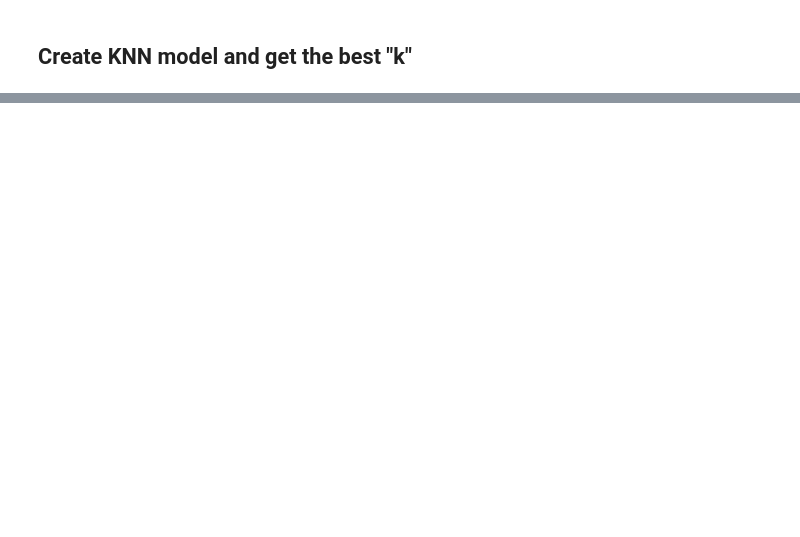
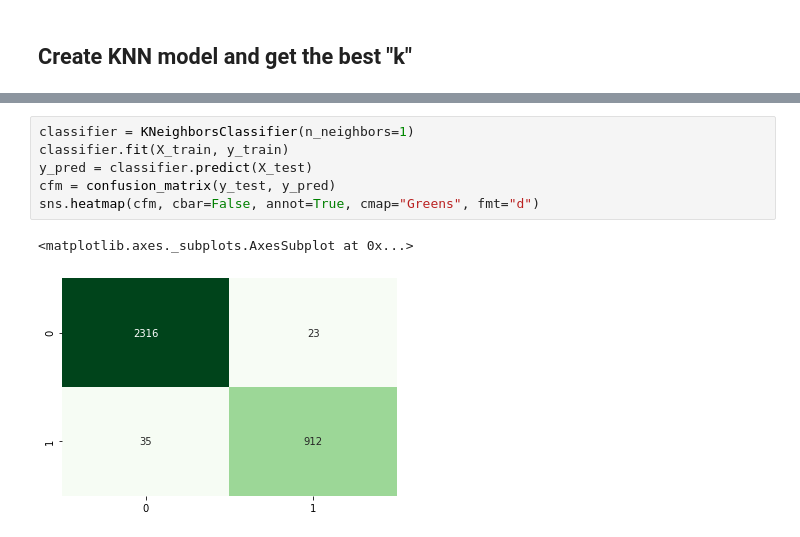
Before and after one commit to Neo-3/image_classifier, a Jupyter notebook: knn/knnClassifier.ipynb, the cells around one changed output, grey strips where cells are left out. Cells and saved outputs as stored; diff of their text form; blank space fills up the shorter version.

```diff
--- a/knn/knnClassifier.ipynb
+++ b/knn/knnClassifier.ipynb
@@ -158,0 +162,9 @@ The best accuracy is:  0.909341934385046
+# %%
+classifier = KNeighborsClassifier(n_neighbors=1)
+classifier.fit(X_train, y_train)
+y_pred = classifier.predict(X_test)
+cfm = confusion_matrix(y_test, y_pred)
+sns.heatmap(cfm, cbar=False, annot=True, cmap="Greens", fmt="d")
+# %% [output]
+<matplotlib.axes._subplots.AxesSubplot at 0x...>
+[figure, added]
```
Also changed, not shown: parts of 10 cells of this notebook.
